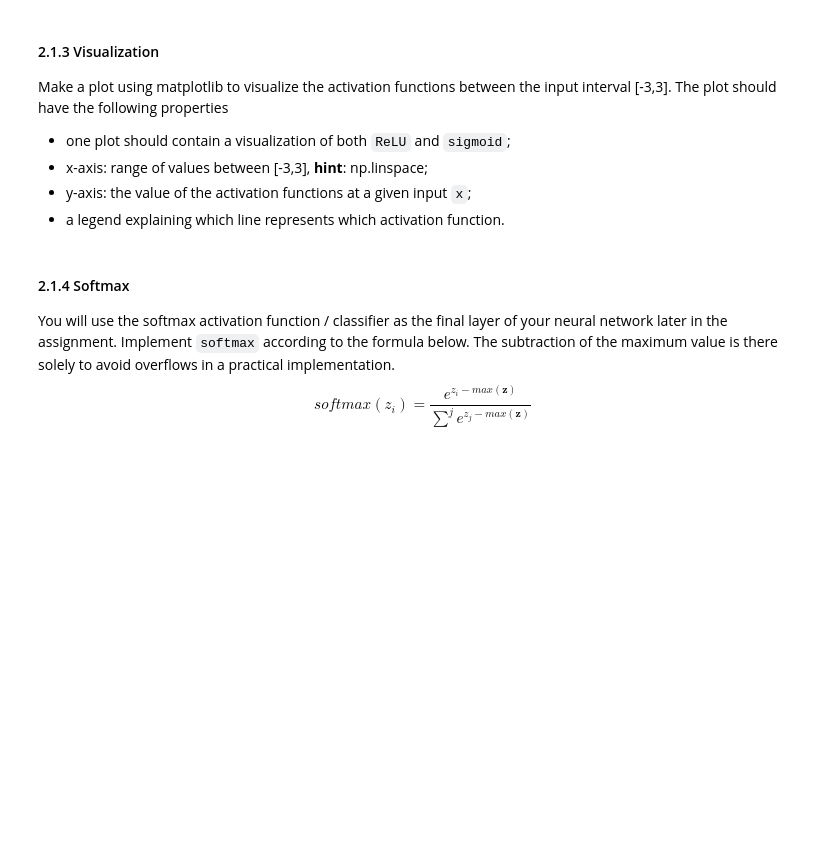
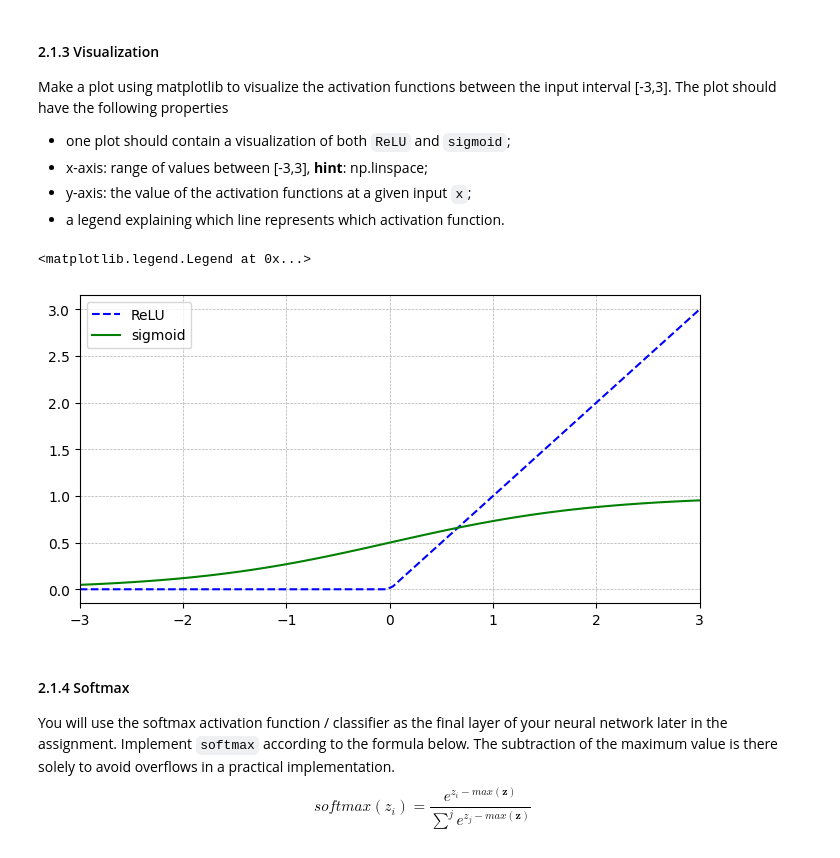
Before and after one commit to chenbin234/SSY340_Deep_machine_learning, a Jupyter notebook: IHA1.ipynb, the cells around one changed output. Cells and saved outputs as stored; diff of their text form; code cells hidden in the pictures; blank space fills up the shorter version.

```diff
--- a/IHA1.ipynb
+++ b/IHA1.ipynb
@@ -370,7 +375,9 @@ def relu(z):
     """
 
     a = None # TODO
+
     # YOUR CODE HERE
+    a = np.maximum(0,z)
 
     return a
 # %%
@@ -399,7 +410,10 @@ def sigmoid(z):
     """
 
     a = None # TODO
+
     # YOUR CODE HERE
+    a = 1 / (1 + np.exp(-1*z))
+
 
     return a
 # %%
@@ -423,3 +437,22 @@ Make a plot using matplotlib to visualize the activation functions between the i
+# %%
+# TODO: make a plot of ReLU and sigmoid values in the interval [-3,3]
+
+# YOUR CODE HERE
+fig, ax = plt.subplots(figsize=(8,4))
+
+x_values = np.linspace(-3, 3, 100)
+y_ReLU = relu(x_values)
+y_sigmoid = sigmoid(x_values)
+
+ax.plot(x_values, y_ReLU, '--b', label = 'ReLU')
+ax.plot(x_values,y_sigmoid, 'green', label = 'sigmoid')
+
+ax.grid(linestyle='dashed', linewidth=0.5)
+ax.set_xlim([-3,3])
+ax.legend()
+# %% [output]
+<matplotlib.legend.Legend at 0x...>
+[figure, added]
 # %% [markdown]
 #### 2.1.4 Softmax
 You will use the softmax activation function / classifier as the final layer of your neural network later in the assignment. Implement `softmax` according to the formula below. The subtraction of the maximum value is there solely to avoid overflows in a practical implementation.
```
Also changed, not shown: parts of 28 cells of this notebook.
